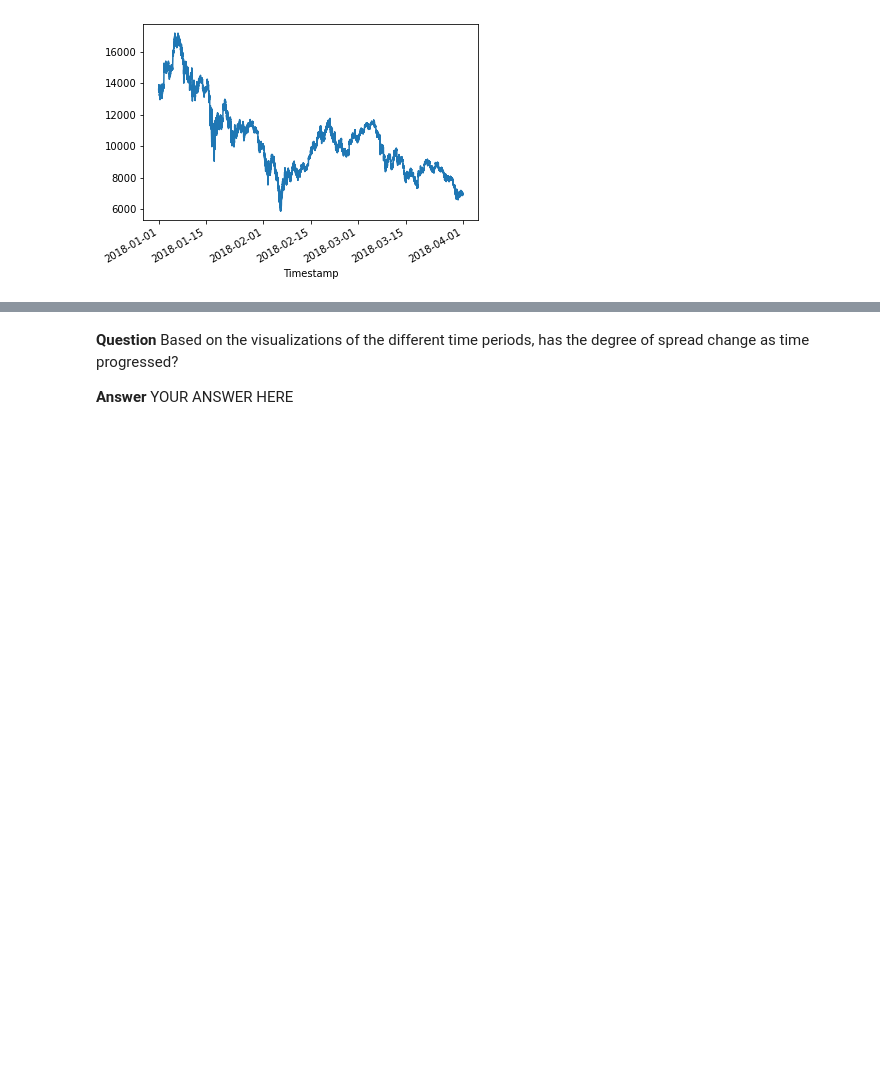
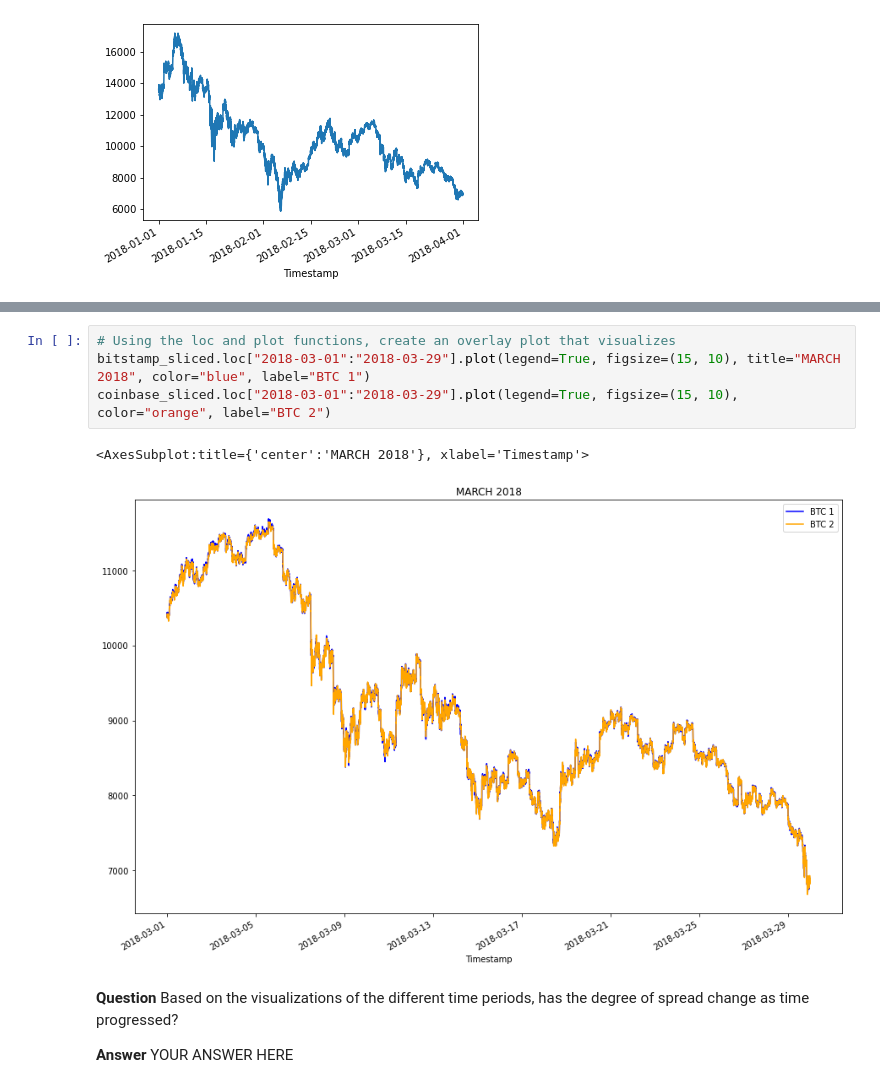
Before and after one commit to brprod8/Abitrage, a Jupyter notebook: abitrage/crypto_arbitrage.ipynb, the cells around one changed output, grey strips where cells are left out. Saved outputs shown, nothing was run; the diff lists cells and outputs as text; blank space fills up the shorter version.

```diff
--- a/abitrage/crypto_arbitrage.ipynb
+++ b/abitrage/crypto_arbitrage.ipynb
@@ -276,3 +278,10 @@ coinbase_sliced.plot()
+# %%
+# Using the loc and plot functions, create an overlay plot that visualizes
+bitstamp_sliced.loc["2018-03-01":"2018-03-29"].plot(legend=True, figsize=(15, 10), title="MARCH 2018", color="blue", label="BTC 1")
+coinbase_sliced.loc["2018-03-01":"2018-03-29"].plot(legend=True, figsize=(15, 10), color="orange", label="BTC 2")
+# %% [output]
+<AxesSubplot:title={'center':'MARCH 2018'}, xlabel='Timestamp'>
+[figure, added]
 # %% [markdown]
 **Question** Based on the visualizations of the different time periods, has the degree of spread change as time progressed?
 
```
Also changed, not shown: parts of 6 cells of this notebook.
